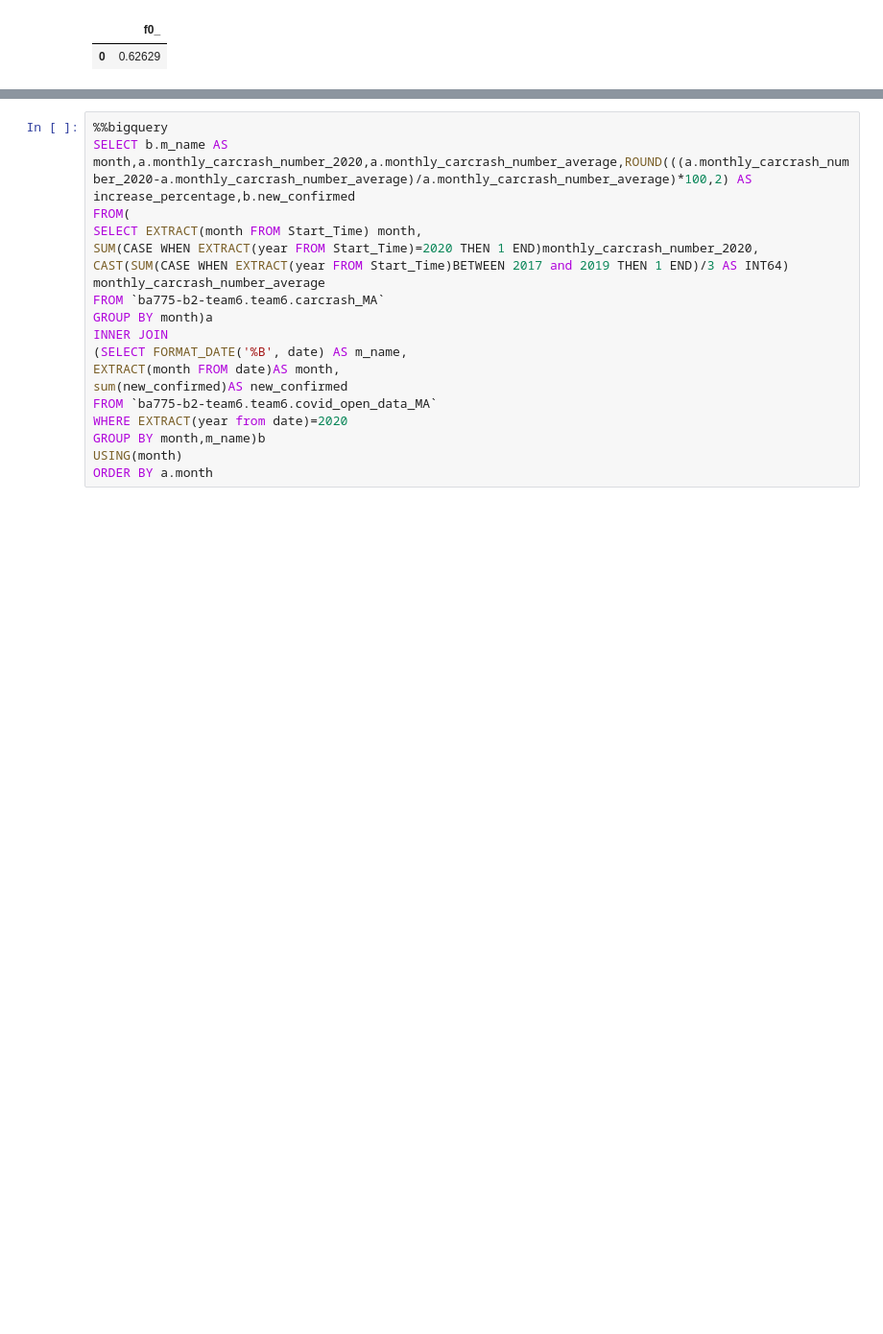
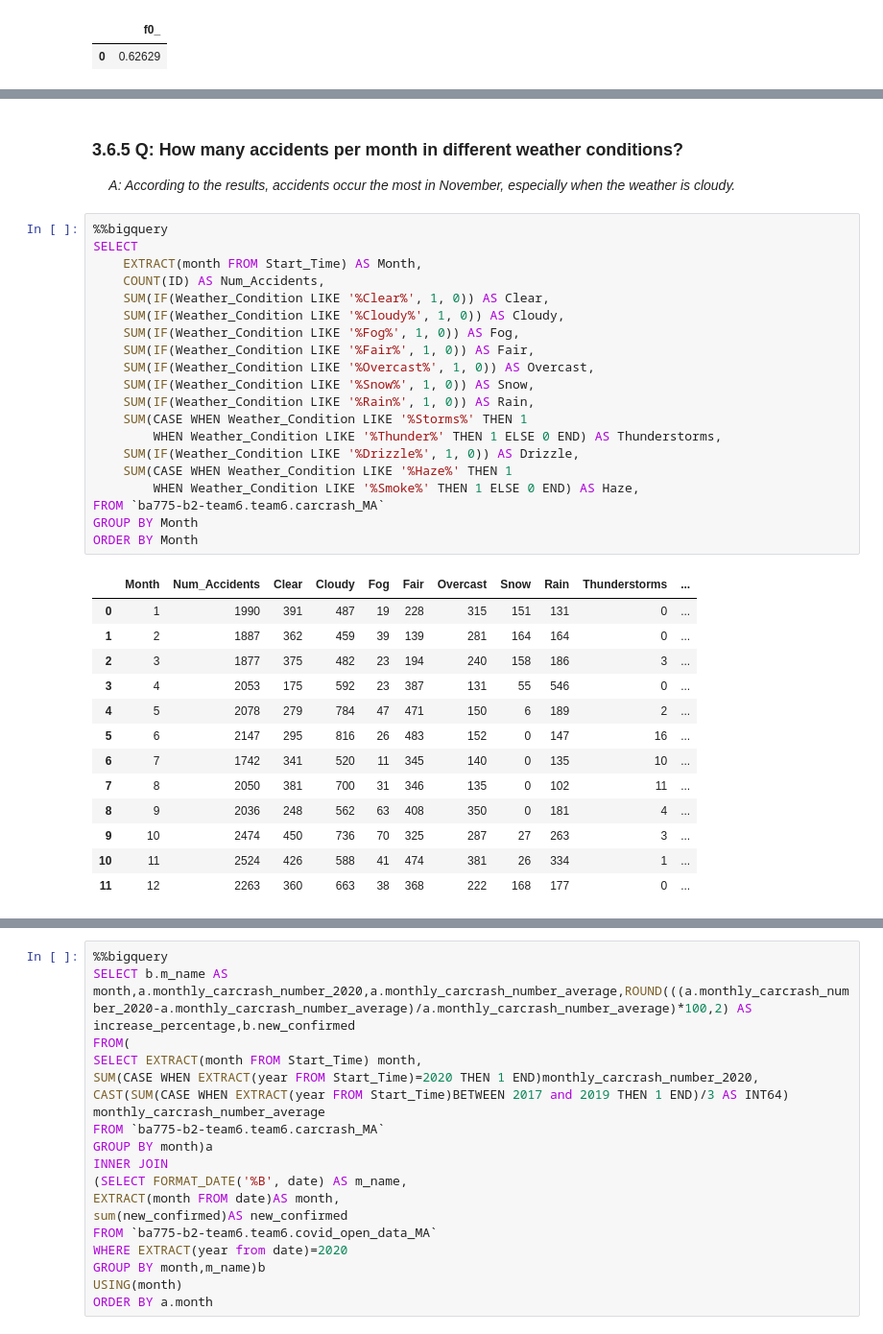
Before and after one commit to KaiyuWang19970221/BA775-teamproject, a Jupyter notebook: team6.ipynb, the cells around one changed output, grey strips where cells are left out. Shown at 96% size. Cells and saved outputs as stored; diff of their text form; blank space fills up the shorter version.

```diff
--- a/team6.ipynb
+++ b/team6.ipynb
@@ -549,0 +662,37 @@ GROUP BY Humidity___)
+# %% [markdown]
+### 3.6.5 Q: How many accidents per month in different weather conditions?
+&emsp;<i> A: According to the results, accidents occur the most in November, especially when the weather is cloudy.</i>
+# %%
+%%bigquery
+SELECT
+    EXTRACT(month FROM Start_Time) AS Month,
+    COUNT(ID) AS Num_Accidents,
+    SUM(IF(Weather_Condition LIKE '%Clear%', 1, 0)) AS Clear,
+    SUM(IF(Weather_Condition LIKE '%Cloudy%', 1, 0)) AS Cloudy,
+    SUM(IF(Weather_Condition LIKE '%Fog%', 1, 0)) AS Fog,
+    SUM(IF(Weather_Condition LIKE '%Fair%', 1, 0)) AS Fair,
+    SUM(IF(Weather_Condition LIKE '%Overcast%', 1, 0)) AS Overcast,
+    SUM(IF(Weather_Condition LIKE '%Snow%', 1, 0)) AS Snow,
+    SUM(IF(Weather_Condition LIKE '%Rain%', 1, 0)) AS Rain,
+    SUM(CASE WHEN Weather_Condition LIKE '%Storms%' THEN 1
+        WHEN Weather_Condition LIKE '%Thunder%' THEN 1 ELSE 0 END) AS Thunderstorms,
+    SUM(IF(Weather_Condition LIKE '%Drizzle%', 1, 0)) AS Drizzle,
+    SUM(CASE WHEN Weather_Condition LIKE '%Haze%' THEN 1
+        WHEN Weather_Condition LIKE '%Smoke%' THEN 1 ELSE 0 END) AS Haze,
+FROM `ba775-b2-team6.team6.carcrash_MA`
+GROUP BY Month
+ORDER BY Month
+# %% [output]
+|  | Month | Num_Accidents | Clear | Cloudy | Fog | Fair | Overcast | Snow | Rain | Thunderstorms | ... |
+| 0 | 1 | 1990 | 391 | 487 | 19 | 228 | 315 | 151 | 131 | 0 | ... |
+| 1 | 2 | 1887 | 362 | 459 | 39 | 139 | 281 | 164 | 164 | 0 | ... |
+| 2 | 3 | 1877 | 375 | 482 | 23 | 194 | 240 | 158 | 186 | 3 | ... |
+| 3 | 4 | 2053 | 175 | 592 | 23 | 387 | 131 | 55 | 546 | 0 | ... |
+| 4 | 5 | 2078 | 279 | 784 | 47 | 471 | 150 | 6 | 189 | 2 | ... |
+| 5 | 6 | 2147 | 295 | 816 | 26 | 483 | 152 | 0 | 147 | 16 | ... |
+| 6 | 7 | 1742 | 341 | 520 | 11 | 345 | 140 | 0 | 135 | 10 | ... |
+| 7 | 8 | 2050 | 381 | 700 | 31 | 346 | 135 | 0 | 102 | 11 | ... |
+| 8 | 9 | 2036 | 248 | 562 | 63 | 408 | 350 | 0 | 181 | 4 | ... |
+| 9 | 10 | 2474 | 450 | 736 | 70 | 325 | 287 | 27 | 263 | 3 | ... |
+| 10 | 11 | 2524 | 426 | 588 | 41 | 474 | 381 | 26 | 334 | 1 | ... |
+| 11 | 12 | 2263 | 360 | 663 | 38 | 368 | 222 | 168 | 177 | 0 | ... |
```
Also changed, not shown: parts of 16 cells of this notebook.
